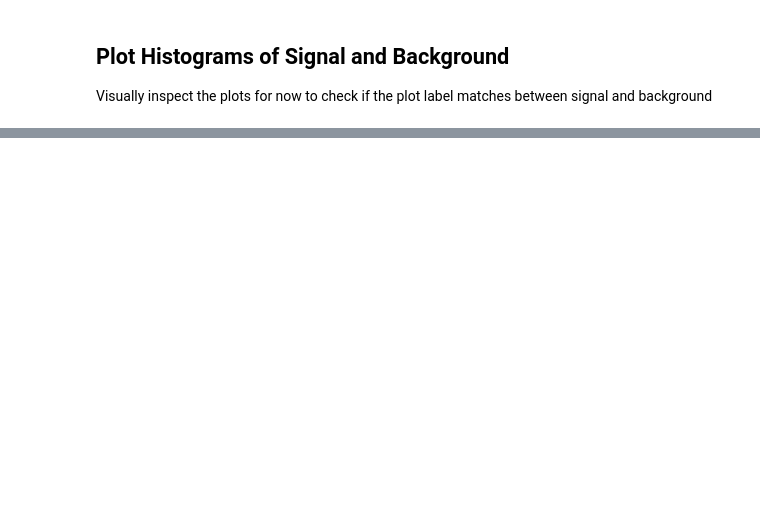
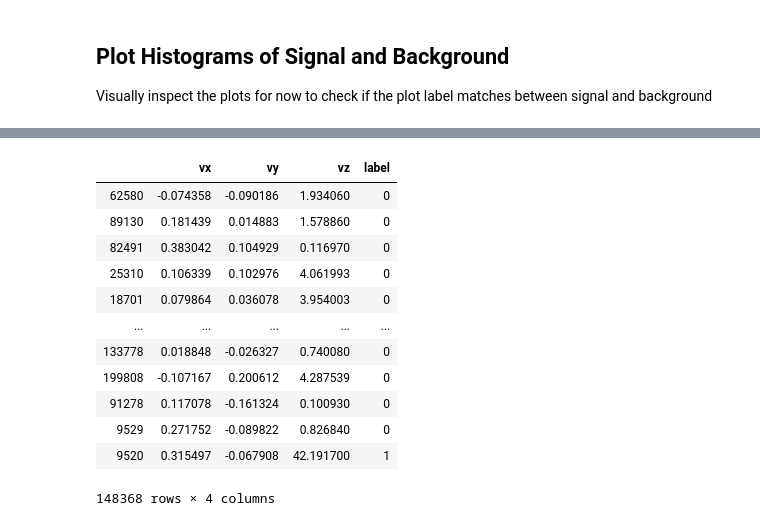
Before and after one commit to pietro-caragiulo/cs230-project, a Jupyter notebook: notebooks/pietro.ipynb, the cells around one changed output, grey strips where cells are left out. Saved outputs shown, nothing was run; the diff lists cells and outputs as text; code cells hidden in the pictures; blank space fills up the shorter version.

```diff
--- a/notebooks/pietro.ipynb
+++ b/notebooks/pietro.ipynb
@@ -134,0 +143,16 @@ plt.show()
+# %%
+myData.DATA_DF
+# %% [output]
+|  | vx | vy | vz | label |
+| 62580 | -0.074358 | -0.090186 | 1.934060 | 0 |
+| 89130 | 0.181439 | 0.014883 | 1.578860 | 0 |
+| 82491 | 0.383042 | 0.104929 | 0.116970 | 0 |
+| 25310 | 0.106339 | 0.102976 | 4.061993 | 0 |
+| 18701 | 0.079864 | 0.036078 | 3.954003 | 0 |
+| ... | ... | ... | ... | ... |
+| 133778 | 0.018848 | -0.026327 | 0.740080 | 0 |
+| 199808 | -0.107167 | 0.200612 | 4.287539 | 0 |
+| 91278 | 0.117078 | -0.161324 | 0.100930 | 0 |
+| 9529 | 0.271752 | -0.089822 | 0.826840 | 0 |
+| 9520 | 0.315497 | -0.067908 | 42.191700 | 1 |
+148368 rows × 4 columns
```
Also changed, not shown: parts of 11 cells of this notebook, 2 other files.
